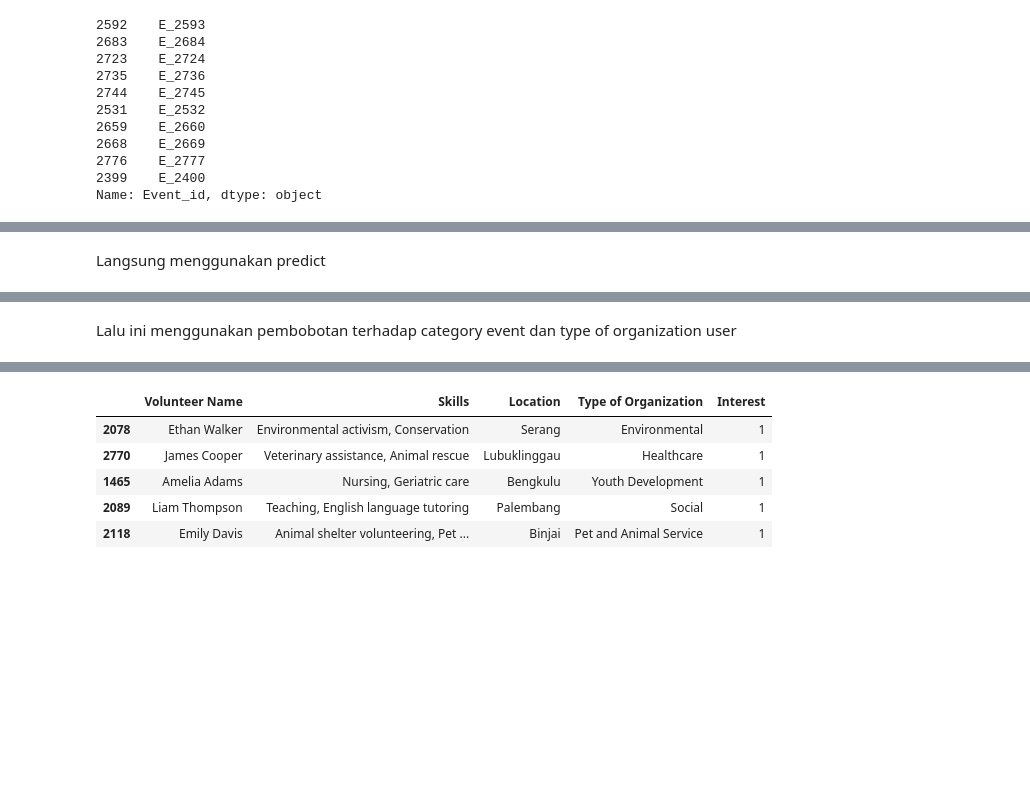
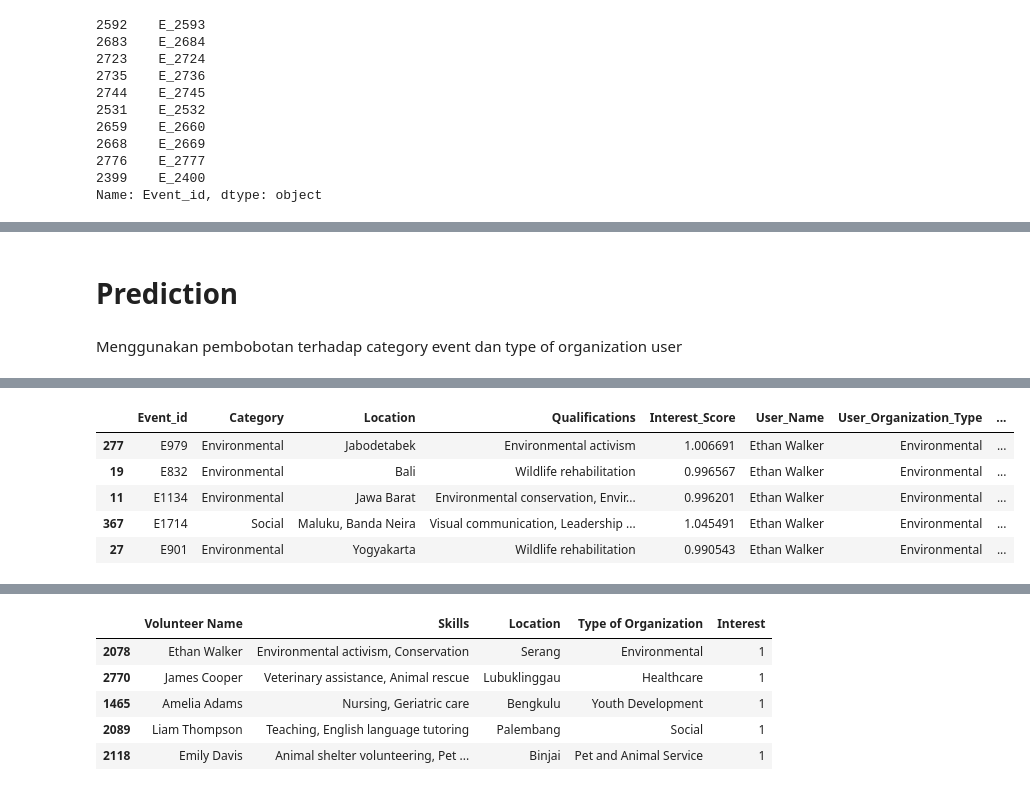
Before and after one commit to Capstone-CH2-PS374/CH2-PS_Recommendation-System, a Jupyter notebook: Recommender.ipynb, the cells around one changed output, grey strips where cells are left out. Cells and saved outputs as stored; diff of their text form; code cells hidden in the pictures; blank space fills up the shorter version.

Commit message:
update to trying in new data user predict()

```diff
--- a/Recommender.ipynb
+++ b/Recommender.ipynb
@@ -593,6 +501,17 @@ model = Model([input_user_skills, input_user_loc_org, input_event_qualifications
+# %%
+class myCallback(tf.keras.callbacks.Callback):
+    # Define the method that checks the accuracy at the end of each epoch
+    def on_epoch_end(self, epoch, logs={}):
+        if logs.get('loss') < 0.093 :
+            print("\nReached loss 0.093 so stop the epoch for training!")
+            self.model.stop_training = True
+
+callback = myCallback()
 # %%
 # Compile the model
-model.compile(optimizer='adam', loss='mean_squared_error')
+model.compile(optimizer=tf.keras.optimizers.Adam(learning_rate=0.001),
+              loss='mean_squared_error',
+              metrics=[tf.keras.metrics.RootMeanSquaredError()])
 model.summary()
 # %% [output]
 Model: "model"
@@ -616,5 +535,5 @@ ________________________________________________________________________________
 # Define inputs and outputs for training
 train_inputs = [skill_pad, user_loc_org_encoded_train, qualification_pad, event_cat_loc_org_encoded_train]
 # %%
-model.fit(train_inputs, y_train, epochs=10)
+model.fit(train_inputs, y_train, epochs=50, callbacks=callback)
 # %% [output]
@@ -648,3 +558,5 @@ model.evaluate(test_inputs, y_test)
+# %% [markdown]
+# Prediction
 # %%
 ## using the user in the test set
 user_index = 0
@@ -654,20 +566,31 @@ user_input = [
     qualification_pad_test[user_index][None, ...],
     event_cat_loc_org_encoded_test[user_index][None, ...],
 ]
-# %% [markdown]
-Langsung menggunakan predict
+# %% [markdown]
+Menggunakan pembobotan terhadap category event dan type of organization user
 # %%
+# Buat prediksi dengan model Anda
 user_predictions = model.predict(user_input)
 
-# Change prediksi menjadi DataFrame
+# Ubah prediksi menjadi DataFrame
 predictions_df = pd.DataFrame(user_predictions.flatten(), columns=['Interest_Score'])
 
-# Gabungkan prediksi dengan data event
+# Gabungkan prediksi dengan data acara
 results_df = pd.concat([event_test.reset_index(drop=True), predictions_df], axis=1)
 
-# sort event berdasarkan 'Interest_Score'
-results_df = results_df.sort_values(by='Interest_Score', ascending=False)
+# add nama pengguna dan 'Type of Organization' ke DataFrame hasil
+results_df['User_Name'] = user_test.iloc[user_index]['Volunteer Name']
+results_df['User_Organization_Type'] = user_test.iloc[user_index]['Type of Organization']
+# kolom baru 'Interest_Score_Adjusted' yang memberikan bobot lebih tinggi
+# untuk acara yang 'Category'-nya cocok dengan 'Type of Organization' pengguna
+results_df['Interest_Score_Adjusted'] = np.where(results_df['Category'] == results_df['User_Organization_Type'],
+                                                 results_df['Interest_Score'] * 1.05,
+                                                 results_df['Interest_Score'])
+
+# Urutkan acara berdasarkan 'Interest_Score_Adjusted' dalam urutan menurun
+results_df = results_df.sort_values(by='Interest_Score_Adjusted', ascending=False)
 
 # Tampilkan 5 rekomendasi tertinggi
-top_5_recommendations = results_df.head(5)
-top_5_recommendations
+top_5_recommendations = results_df
+top_5_recommendations.head()
+# %% [output]
@@ -674,2 +598,6 @@ top_5_recommendations
+|  | Event_id | Category | Location | Qualifications | Interest_Score | User_Name | User_Organization_Type | ... |
+| 277 | E979 | Environmental | Jabodetabek | Environmental activism | 1.006691 | Ethan Walker | Environmental | ... |
+| 19 | E832 | Environmental | Bali | Wildlife rehabilitation | 0.996567 | Ethan Walker | Environmental | ... |
+| 11 | E1134 | Environmental | Jawa Barat | Environmental conservation, Envir... | 0.996201 | Ethan Walker | Environmental | ... |
+| 367 | E1714 | Social | Maluku, Banda Neira | Visual communication, Leadership ... | 1.045491 | Ethan Walker | Environmental | ... |
+| 27 | E901 | Environmental | Yogyakarta | Wildlife rehabilitation | 0.990543 | Ethan Walker | Environmental | ... |
-# %% [markdown]
-Lalu ini menggunakan pembobotan terhadap category event dan type of organization user
```
Also changed, not shown: parts of 40 cells of this notebook.
